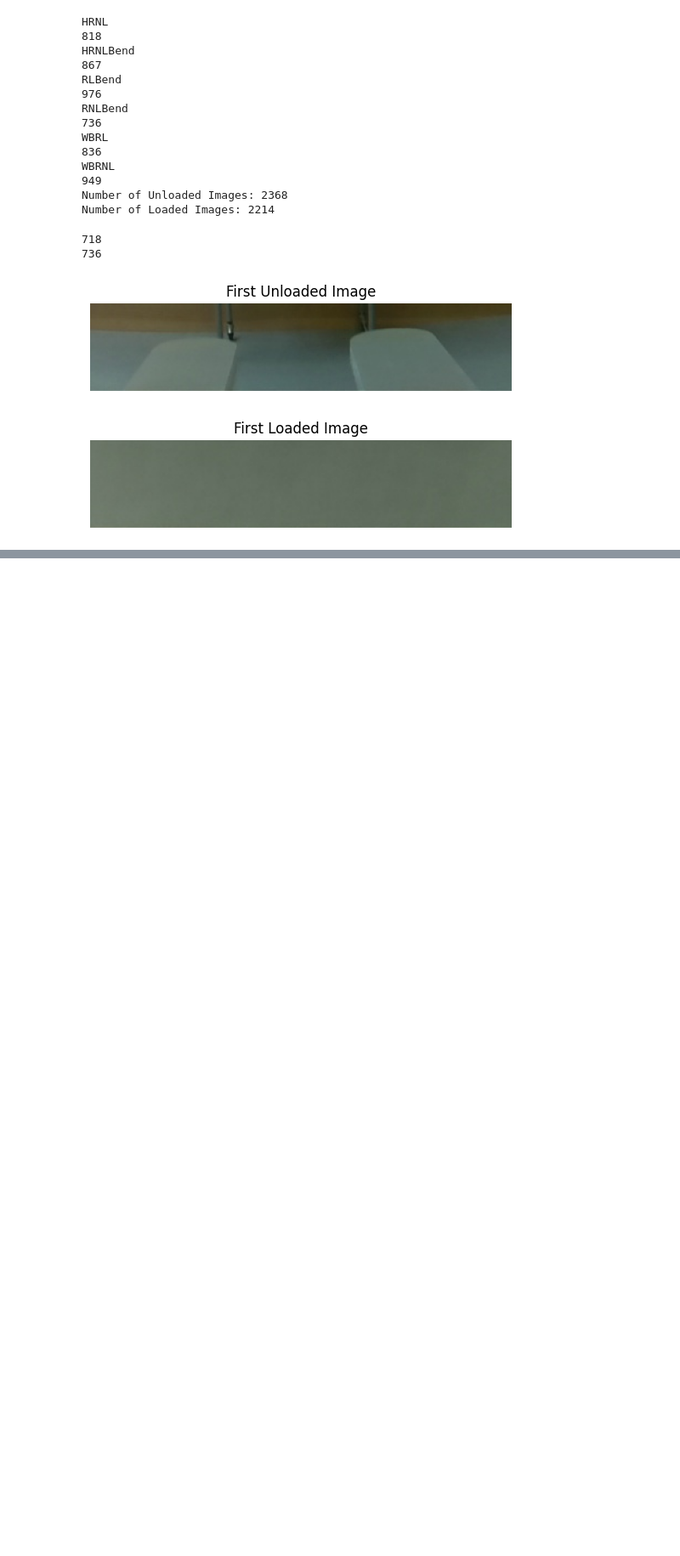
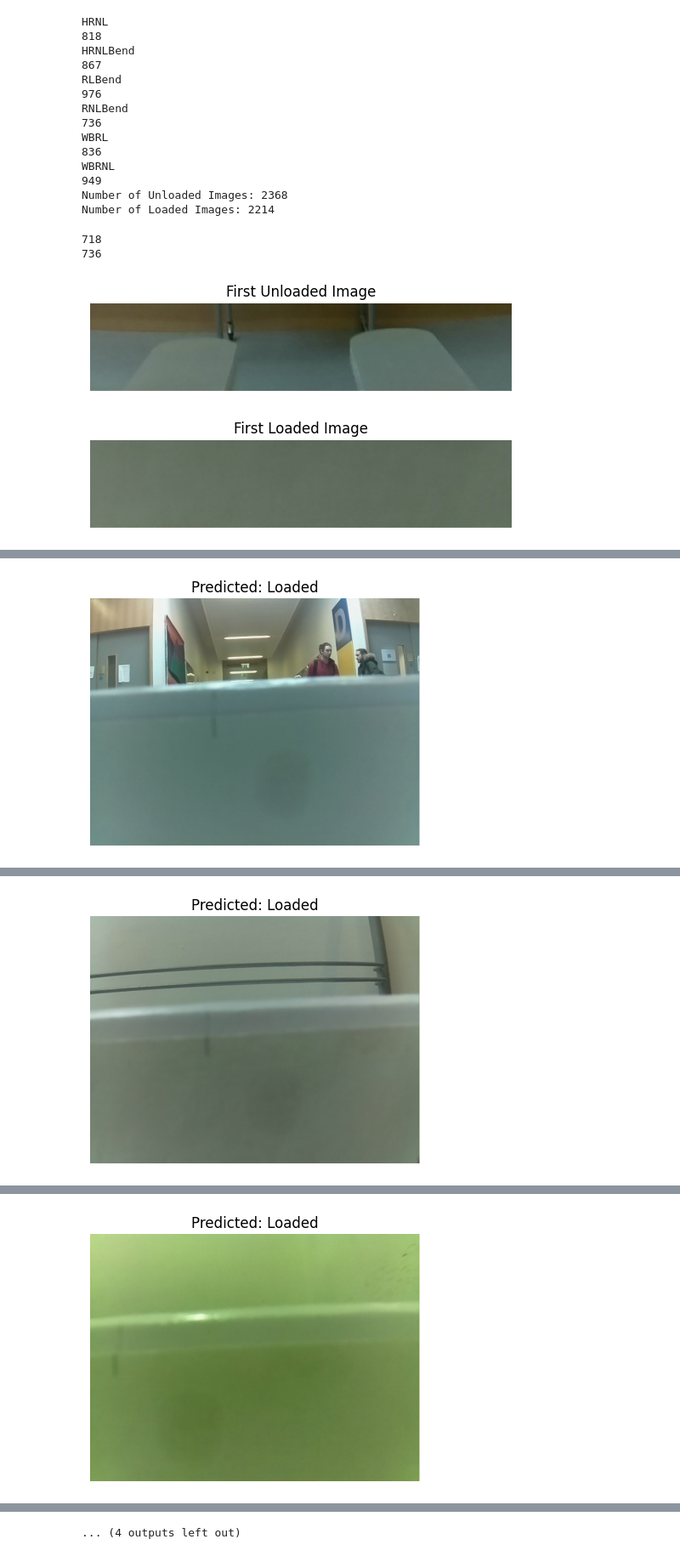
Before and after one commit to SiyaSalekar/PalletPrediction, a Jupyter notebook: main.ipynb, the cells around one changed output, grey strips where cells are left out. Shown at 85% size. Cells and saved outputs as stored; diff of their text form; code cells hidden in the pictures; blank space fills up the shorter version.

```diff
--- a/main.ipynb
+++ b/main.ipynb
@@ -323,0 +374,40 @@ Test Accuracy: 0.5417348742485046
+# %%
+import os
+
+# Function to preprocess image
+def preprocess_image(image):
+    # Resize image to match input shape of the model
+    resized_image = cv2.resize(image, (384, 80))
+    # Convert image to float32 and normalize pixel values
+    normalized_image = resized_image.astype('float32') / 255.0
+    # Expand dimensions to match model input shape (add batch dimension)
+    preprocessed_image = np.expand_dims(normalized_image, axis=0)
+    return preprocessed_image
+
+# Path to the folder containing images
+folder_path = "C:\\Users\\SIYA\\Downloads\\Processed_data_cnn\\good_data\\Test\\"
+
+# List all files in the folder
+image_files = os.listdir(folder_path)
+
+# Loop through each image file
+for file_name in image_files:
+    # Construct full path to the image file
+    image_path = os.path.join(folder_path, file_name)
+
+    # Load image
+    image = cv2.imread(image_path)
+
+    # Preprocess image
+    preprocessed_image = preprocess_image(image)
+
+    # Predict label for the image using the trained model
+    prediction = model.predict(preprocessed_image)
+
+    # Display the image along with its predicted label
+    plt.figure(figsize=(5, 5))
+    plt.imshow(cv2.cvtColor(image, cv2.COLOR_BGR2RGB))
+    plt.title(f"Predicted: {label_names[int(round(prediction[0][0]))]}")
+    plt.axis('off')
+    plt.show()
+# %% [output]
@@ -323,0 +415 @@ Test Accuracy: 0.5417348742485046
+[figure, added]
@@ -323,0 +417 @@ Test Accuracy: 0.5417348742485046
+[figure, added]
@@ -323,0 +419 @@ Test Accuracy: 0.5417348742485046
+[figure, added]
@@ -323,0 +426 @@ Test Accuracy: 0.5417348742485046
+... (4 outputs left out)
```
Also changed, not shown: parts of 5 cells of this notebook.
